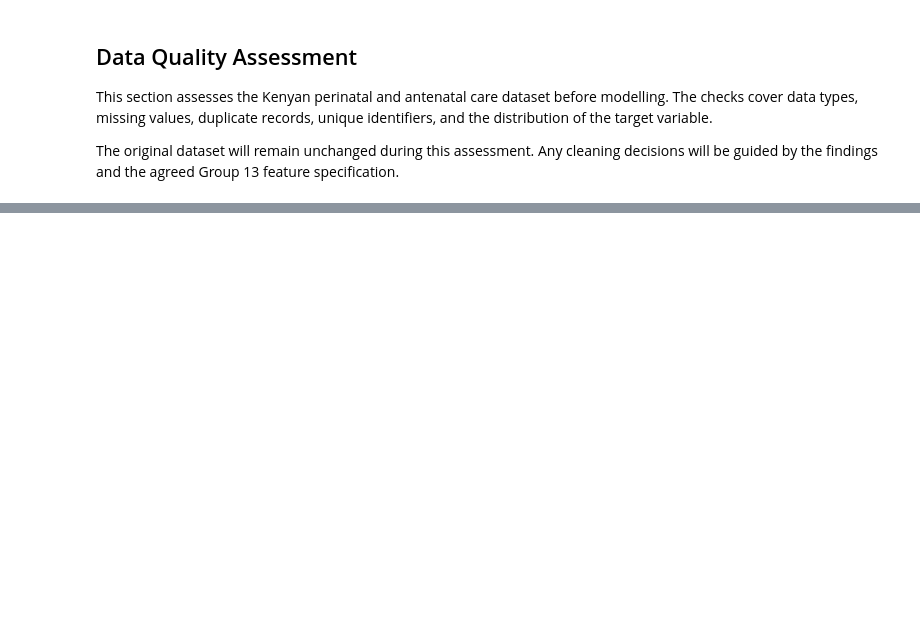
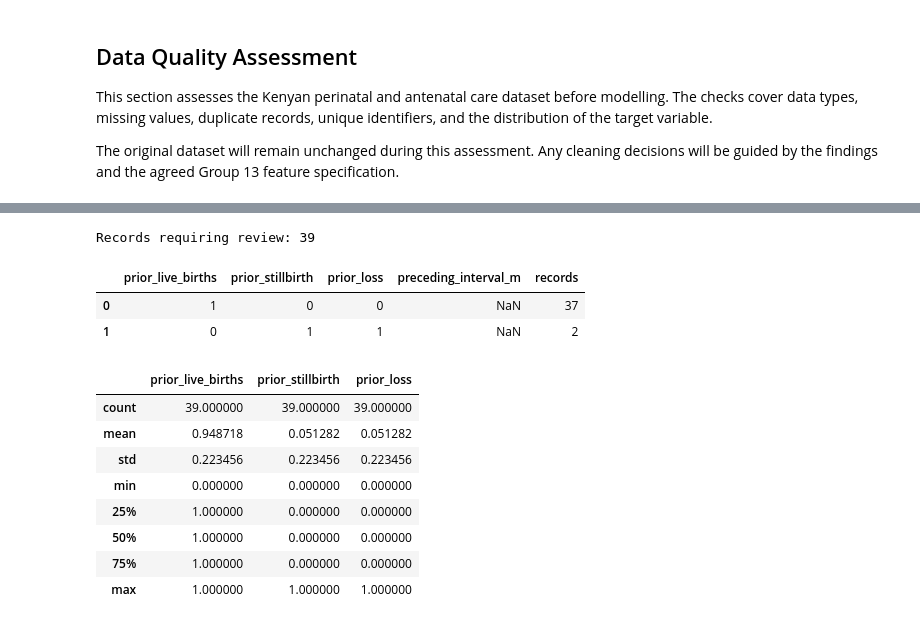
Before and after one commit to Ted-star7/Perinatal-risk, a Jupyter notebook: ml/notebooks/kenya/eda_perinatal_anc.ipynb, the cells around one changed output, grey strips where cells are left out. Drawn from its saved outputs; the diff is of its cells as text; code cells hidden in the pictures; blank space fills up the shorter version.

```diff
--- a/ml/notebooks/kenya/eda_perinatal_anc.ipynb
+++ b/ml/notebooks/kenya/eda_perinatal_anc.ipynb
@@ -853,0 +1671,32 @@ The initial audit confirms that the dataset contains the required predictors and
+# %%
+review_records = df_clean.loc[
+    df_clean["preceding_interval_status"]
+    == "Missing despite pregnancy history"
+].copy()
+
+print("Records requiring review:", len(review_records))
+
+display(
+    review_records[
+        history_columns + ["preceding_interval_m"]
+    ]
+    .value_counts(dropna=False)
+    .reset_index(name="records")
+    .sort_values("records", ascending=False)
+)
+
+display(review_records[history_columns].describe())
+# %% [output]
+Records requiring review: 39
+|  | prior_live_births | prior_stillbirth | prior_loss | preceding_interval_m | records |
+| 0 | 1 | 0 | 0 | NaN | 37 |
+| 1 | 0 | 1 | 1 | NaN | 2 |
+|  | prior_live_births | prior_stillbirth | prior_loss |
+| count | 39.000000 | 39.000000 | 39.000000 |
+| mean | 0.948718 | 0.051282 | 0.051282 |
+| std | 0.223456 | 0.223456 | 0.223456 |
+| min | 0.000000 | 0.000000 | 0.000000 |
+| 25% | 1.000000 | 0.000000 | 0.000000 |
+| 50% | 1.000000 | 0.000000 | 0.000000 |
+| 75% | 1.000000 | 0.000000 | 0.000000 |
+| max | 1.000000 | 1.000000 | 1.000000 |
```
Also changed, not shown: parts of 58 cells of this notebook.
